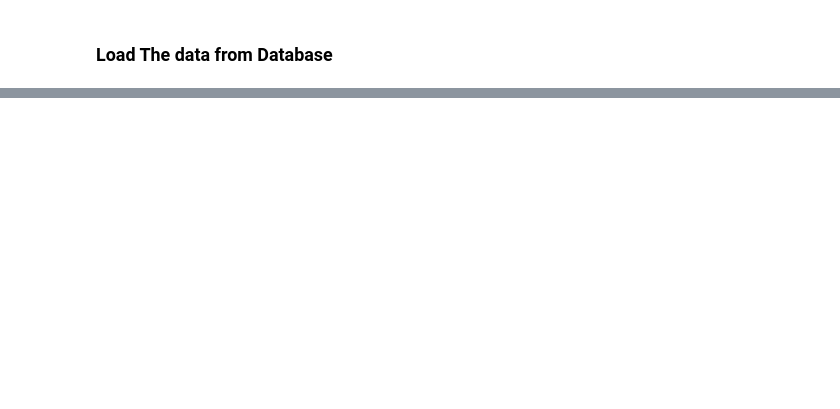
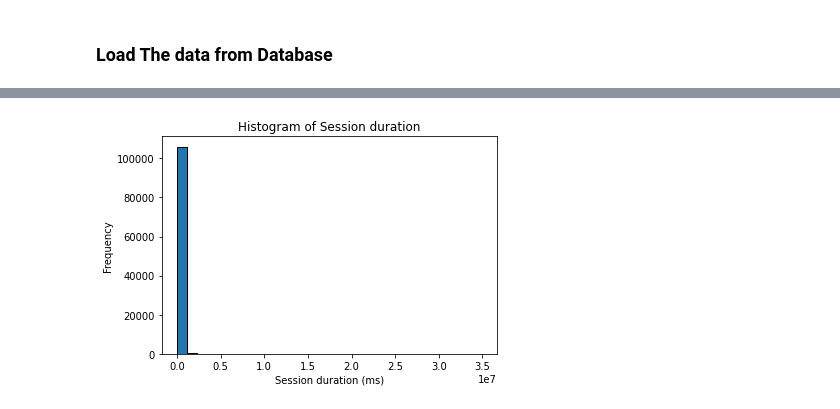
Before and after one commit to Xmuluneh/tenx_week_one, a Jupyter notebook: notebook/user_overview_analysis.ipynb, the cells around one changed output, grey strips where cells are left out. Drawn from its saved outputs; the diff is of its cells as text; code cells hidden in the pictures; blank space fills up the shorter version.

```diff
--- a/notebook/user_overview_analysis.ipynb
+++ b/notebook/user_overview_analysis.ipynb
@@ -243,0 +252,37 @@ Name: MSISDN/Number, dtype: int64
+# %%
+# Calculate total data volume for each application in Byte
+user_aggregated_data['Social Media Total (Bytes)'] = (
+                                                        user_aggregated_data['Social Media DL (Bytes)']
+                                                        +
+                                                        user_aggregated_data['Social Media UL (Bytes)']
+                                                )
+user_aggregated_data['Youtube Total (Bytes)'] = (
+                                                        user_aggregated_data['Youtube DL (Bytes)']
+                                                        +
+                                                        user_aggregated_data['Youtube UL (Bytes)']
+                                                )
+user_aggregated_data['Netflix Total (Bytes)'] = (
+                                                        user_aggregated_data['Netflix DL (Bytes)']
+                                                        +
+                                                        user_aggregated_data['Netflix UL (Bytes)']
+                                                )
+user_aggregated_data['Google Total (Bytes)'] = (
+                                                        user_aggregated_data['Google DL (Bytes)']
+                                                        +
+                                                        user_aggregated_data['Google UL (Bytes)']
+                                                )
+user_aggregated_data['Email Total (Bytes)'] = (
+                                                        user_aggregated_data['Email DL (Bytes)']
+                                                        +
+                                                        user_aggregated_data['Email UL (Bytes)']
+                                                )
+user_aggregated_data['Gaming Total (Bytes)'] = (
+                                                        user_aggregated_data['Gaming DL (Bytes)']
+                                                        +
+                                                        user_aggregated_data['Gaming UL (Bytes)']
+                                                )
+user_aggregated_data['Other Total (Bytes)'] = (
+                                                        user_aggregated_data['Other DL (Bytes)']
+                                                        +
+                                                        user_aggregated_data['Other UL (Bytes)']
+                                                        )
@@ -243,0 +323,9 @@ Name: MSISDN/Number, dtype: int64
+# %%
+# Plot histogram for 'Session duration'
+plt.hist(user_aggregated_data['Dur. (ms)'], bins=30, edgecolor='black')
+plt.title('Histogram of Session duration')
+plt.xlabel('Session duration (ms)')
+plt.ylabel('Frequency')
+plt.show()
+# %% [output]
+[figure, added]
```
Also changed, not shown: parts of 65 cells of this notebook, 7 other files.
